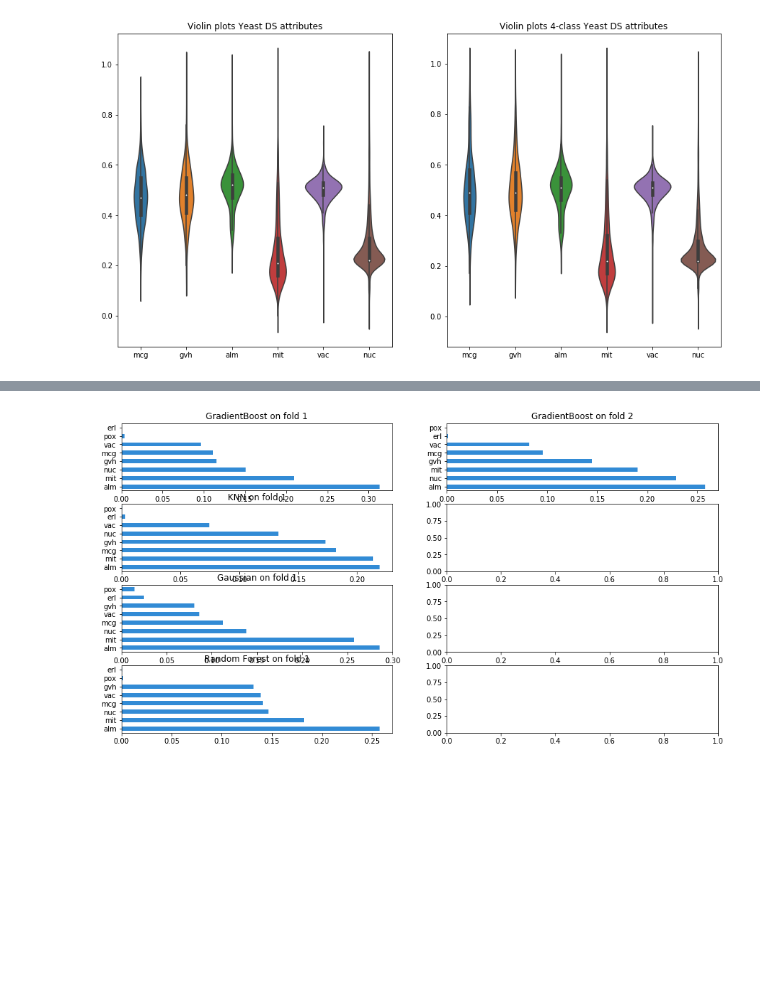
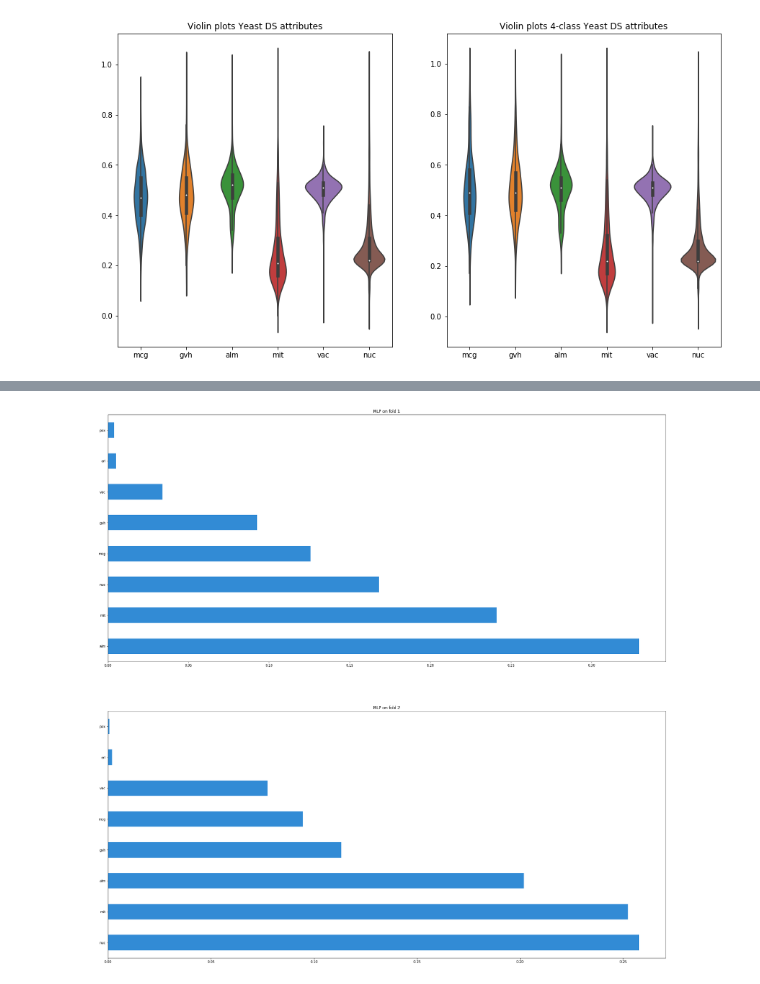
Before and after one commit to DiegoAnas/SPEML-Explainability, a Jupyter notebook: explain_skater.ipynb, the cells around one changed output, grey strips where cells are left out. Saved outputs shown, nothing was run; the diff lists cells and outputs as text; code cells hidden in the pictures; blank space fills up the shorter version.

```diff
--- a/explain_skater.ipynb
+++ b/explain_skater.ipynb
@@ -26,11 +36,12 @@ kFold = KFold(n_splits=2, shuffle=False)
 yeastAttrib = yeastData.iloc[:,1:9].values  # fix column indexes
 yeastTarget = yeastData["loc"].values
 
-titles = ("GradientBoost", "KNN", "Gaussian", "Random Forest", "MLP") # add more
-models = (GradientBoostingClassifier(n_estimators=100, max_features=None, max_depth=2, random_state=5),
-            KNeighborsClassifier(),
-            GaussianNB(),
-            RandomForestClassifier(),
-            MLPClassifier())
+# titles = ("GradientBoost", "KNN", "Gaussian", "Random Forest", "MLP") # add more
+# models = (GradientBoostingClassifier(n_estimators=100, max_features=None, max_depth=2, random_state=5),
+#             KNeighborsClassifier(),
+#             GaussianNB(),
+#             RandomForestClassifier(),
+#             MLPClassifier())
+model = MLPClassifier()
 dummy = DummyClassifier()
 # %%
@@ -98,55 +107,64 @@ ax = sns.violinplot(data=yeastData.iloc[:, [1, 2, 3, 4, 7, 8]], orient="v")
 [figure]
 # %%
 fold = 1
-fig, axs = plt.subplots(len(models), kFold.n_splits)
+fig, axs = plt.subplots( kFold.n_splits)
 for train_index, test_index in kFold.split(yeastAttrib):
     print(f"------------"
           f"Fold {fold}")
-    modelno = 1
+    X_train = yeast4Classes.ix[train_index]
+    X_tratin = X_train.iloc[:, 1:9]
     train_data, train_target = yeastAttrib[train_index], yeastTarget[train_index]
     test_data, test_target = yeastAttrib[test_index], yeastTarget[test_index]
     prediction = dummy.predict(test_data)
     print("Dummy prediction")
     print(classification_report(test_target, prediction))
-    for model, title in zip(models, titles):
-        clf = model.fit(train_data, train_target)
-        prediction = clf.predict(test_data)
-        print(f"{title}")
-        print(classification_report(test_target, prediction))
-        print(f"Confusion Matrix: \n {confusion_matrix(test_target, prediction)}")
 
-        ax = axs[modelno - 1, fold - 1]
-        interpreter = Interpretation(test_data, feature_names=featureNames[1:9])
-        # model_no_proba = InMemoryModel(model.predict, examples=test_data, unique_values=model.classes_)
-        pyint_model = InMemoryModel(model.predict_proba, examples=test_data,
-                                    target_names=["CYT", "ME3", "MIT", "NUC"])
-        interpreter.feature_importance.plot_feature_importance(pyint_model, ascending=False, ax=ax,
-                                                               progressbar=False)
-        ax.set_title(f"{title} on fold {fold}")
-        print("\n")
+#     for model, title in zip(models, titles):
 
-        ## To avoid clutter I only produce plots for gradient boosting and one fold only
-        if (fold==2 and modelno==1):
-            # Plot PDPs of variable "alm" since it is the most important feature, for 3 of the 4 models
-                ## Not for Gaussian Naive bayes tho, explain that
-            # for other variables just change the name
-            # for other models just change the number
-#             interpreter.partial_dependence.plot_partial_dependence(["alm"], pyint_model, grid_resolution=30, with_variance=True)
-            # PDP interaction between two variables, for each class
-#             interpreter.partial_dependence.plot_partial_dependence([("nuc", "mit")], pyint_model, grid_resolution=10)
-#             surrogate_explainer = interpreter.tree_surrogate(feature_names= featureNames[1:9],
-#                                            class_names=["CYT", "ME3", "MIT", "NUC"], seed=5)
-#             y_hat_train = model.predict(train_data)
-#             y_hat = models['gb'].predict(test_data)
+    clf = model.fit(train_data, train_target)
+    prediction = clf.predict(test_data)
+    print(f"{title}")
+    print(classification_report(test_target, prediction))
+    print(f"Confusion Matrix: \n {confusion_matrix(test_target, prediction)}")
 
+    ax = axs[fold - 1]
+    interpreter = Interpretation(test_data, feature_names=featureNames[1:9])
+    pyint_model = InMemoryModel(model.predict_proba, examples=test_data,
+                                target_names=["CYT", "ME3", "MIT", "NUC"])
+    interpreter.feature_importance.plot_feature_importance(pyint_model, ascending=False, ax=ax,
+                                                           progressbar=False)
+    ax.set_title(f"{title} on fold {fold}")
+    print("\n")
 
-            print(f"""Surrogate score:
-                      {surrogate_explainer.learn(train_data, y_hat_train, oracle_y=train_target, cv=True)}""")
+# ALE plots don't work together with Skater, since skater needs 3.6 and ale 3.7 ¡¡wooooohooooooo!!
+#     for loc in range(len(set(train_target))):
+#         print(model.classes_[loc])
+#         predictor = one_class_prob_pred(model.predict_proba, loc)
+#         ale_plot(model, X_train, "alm", predictor=predictor.predict, monte_carlo=True)
+#         ale_plot(model, X_train, ["mit", "nuc"], predictor=predictor.predict,
+#                  monte_carlo=True, monte_carlo_ratio= 0.3)
 
-            surrogate_explainer.plot_global_decisions(colors=['coral', 'darkkhaki'],
-                                                      file_name='simple_tree_class.png', fig_size=(8, 8))
-        # couldnt figure how to put it into one subplot, since it plots directly
-        modelno += 1
+    ## To avoid clutter I only produce plots for MLP and one fold only
+    if (fold==2):
+        # Plot PDPs of variable "alm" since it is the most important feature
+        # for other variables just change the name
+        # for other models just change the number
+        interpreter.partial_dependence.plot_partial_dependence(["alm"],
+                                                               pyint_model, grid_resolution=30,
+                                                               with_variance=True)
+        # # PDP interaction between two variables, for each class
+        interpreter.partial_dependence.plot_partial_dependence([("nuc", "mit")], pyint_model,
+                                                               grid_resolution=10)
+        DTdepth = 4
+        surrogate_explainer = interpreter.tree_surrogate(oracle=pyint_model, seed=5, max_depth=DTdepth)
+        surrogate_explainer.fit(train_data, train_target, use_oracle=True, prune='post', scorer_type='default')
+        surrogate_explainer.plot_global_decisions(file_name=f"mlp_tree_{DTdepth}.png", fig_size=(8, 8), show_img=True)
+        plt.rcParams["figure.figsize"] = (8,8)
+        img = plt.imread(f"mlp_tree_{DTdepth}.png")
+        plt.imshow(img)
+    # couldnt figure how to put it into one subplot, since it plots directly
+#     modelno += 1
+
     fold += 1
 plt.rcParams["figure.figsize"] = (30,30)
 plt.tight_layout()
@@ -172 +202 @@ TypeError: __init__() got an unexpected keyword argument 'feature_names'
-[figure, old version]
+[figure, new version]
```
Also changed, not shown: parts of 5 cells of this notebook, 7 other files.
